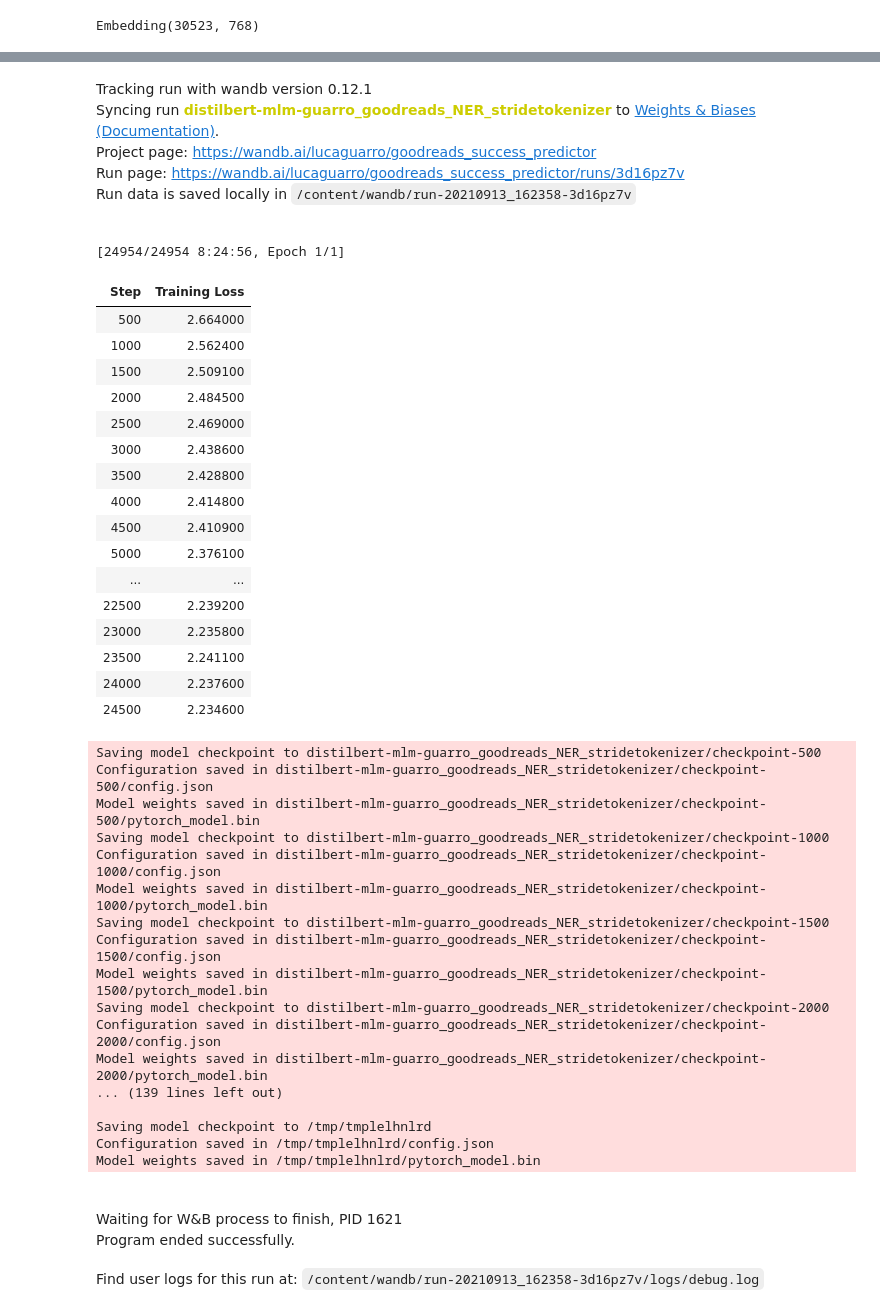
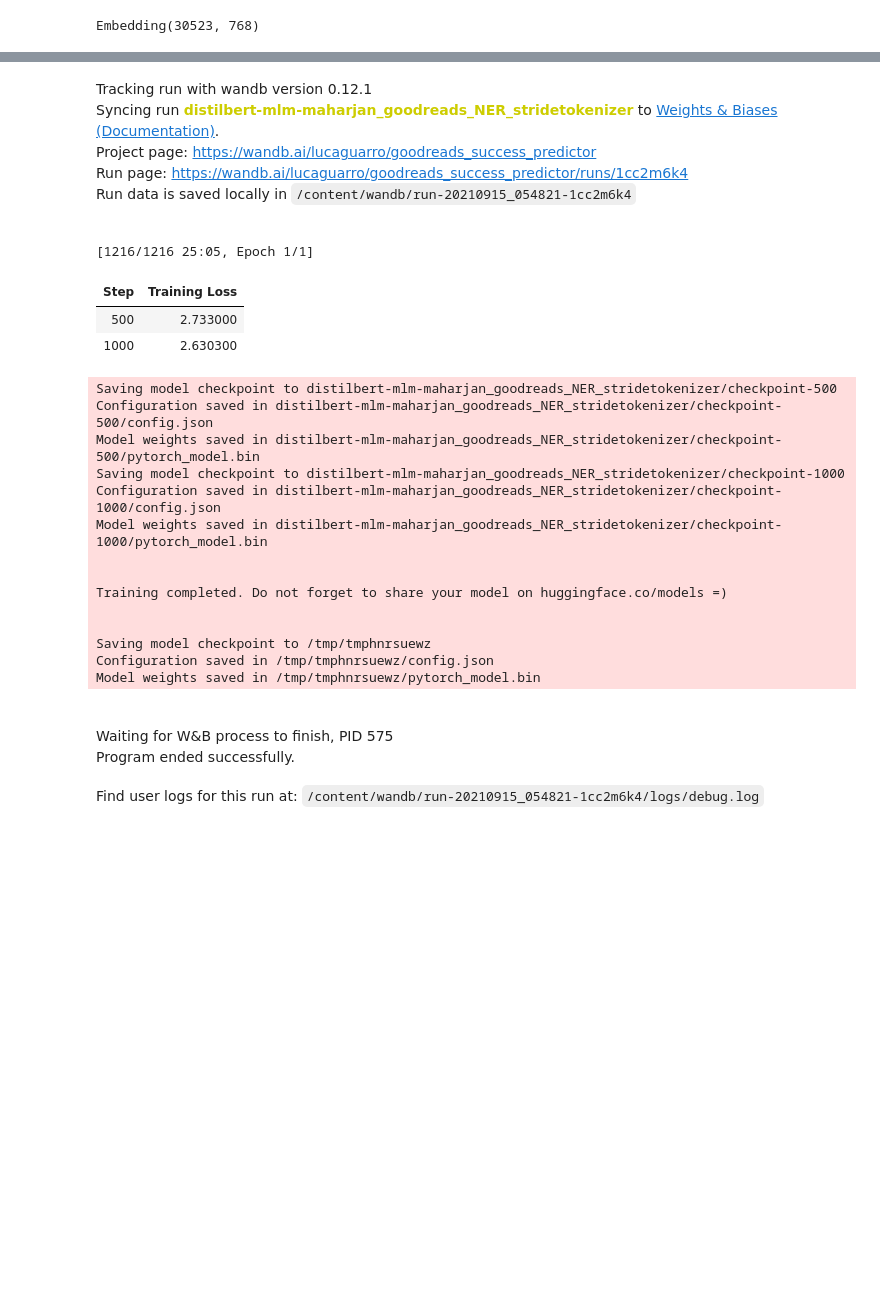
Before and after one commit to lucaguarro/BookSuccessPredictor, a Jupyter notebook: ModelTraining/TransformerPreTraining.ipynb, the cells around one changed output, grey strips where cells are left out. Saved outputs shown, nothing was run; the diff lists cells and outputs as text; code cells hidden in the pictures; blank space fills up the shorter version.

```diff
--- a/ModelTraining/TransformerPreTraining.ipynb
+++ b/ModelTraining/TransformerPreTraining.ipynb
@@ -306,7 +313,7 @@ from transformers import Trainer, TrainingArguments
 
 num_epoch = 1
 
-wandb_run_name = 'distilbert-mlm-guarro_goodreads_NER_stridetokenizer'
+wandb_run_name = 'distilbert-mlm-maharjan_goodreads_NER_stridetokenizer'
 
 data_collator = DataCollatorForLanguageModeling(
     tokenizer=tokenizer, mlm=True, mlm_probability=0.15
@@ -345,45 +352,28 @@ The following columns in the training set  don't have a corresponding argument i
 Automatic Weights & Biases logging enabled, to disable set os.environ["WANDB_DISABLED"] = "true"
 wandb: Currently logged in as: lucaguarro (use `wandb login --relogin` to force relogin)
 Tracking run with wandb version 0.12.1
-Syncing run distilbert-mlm-guarro_goodreads_NER_stridetokenizer to Weights & Biases (Documentation).
+Syncing run distilbert-mlm-maharjan_goodreads_NER_stridetokenizer to Weights & Biases (Documentation).
 Project page: https://wandb.ai/lucaguarro/goodreads_success_predictor
-Run page: https://wandb.ai/lucaguarro/goodreads_success_predictor/runs/3d16pz7v
-Run data is saved locally in /content/wandb/run-20210913_162358-3d16pz7v
+Run page: https://wandb.ai/lucaguarro/goodreads_success_predictor/runs/1cc2m6k4
+Run data is saved locally in /content/wandb/run-20210915_054821-1cc2m6k4
-[24954/24954 8:24:56, Epoch 1/1]
+[1216/1216 25:05, Epoch 1/1]
 | Step | Training Loss |
-| 500 | 2.664000 |
-| 1000 | 2.562400 |
-| 1500 | 2.509100 |
-| 2000 | 2.484500 |
-| 2500 | 2.469000 |
-| 3000 | 2.438600 |
-| 3500 | 2.428800 |
-| 4000 | 2.414800 |
-| 4500 | 2.410900 |
-| 5000 | 2.376100 |
-| ... | ... |
-| 22500 | 2.239200 |
-| 23000 | 2.235800 |
-| 23500 | 2.241100 |
-| 24000 | 2.237600 |
-| 24500 | 2.234600 |
+| 500 | 2.733000 |
+| 1000 | 2.630300 |
-Saving model checkpoint to distilbert-mlm-guarro_goodreads_NER_stridetokenizer/checkpoint-500
-Configuration saved in distilbert-mlm-guarro_goodreads_NER_stridetokenizer/checkpoint-500/config.json
-Model weights saved in distilbert-mlm-guarro_goodreads_NER_stridetokenizer/checkpoint-500/pytorch_model.bin
-Saving model checkpoint to distilbert-mlm-guarro_goodreads_NER_stridetokenizer/checkpoint-1000
-Configuration saved in distilbert-mlm-guarro_goodreads_NER_stridetokenizer/checkpoint-1000/config.json
-Model weights saved in distilbert-mlm-guarro_goodreads_NER_stridetokenizer/checkpoint-1000/pytorch_model.bin
-Saving model checkpoint to distilbert-mlm-guarro_goodreads_NER_stridetokenizer/checkpoint-1500
-Configuration saved in distilbert-mlm-guarro_goodreads_NER_stridetokenizer/checkpoint-1500/config.json
-Model weights saved in distilbert-mlm-guarro_goodreads_NER_stridetokenizer/checkpoint-1500/pytorch_model.bin
-Saving model checkpoint to distilbert-mlm-guarro_goodreads_NER_stridetokenizer/checkpoint-2000
-Configuration saved in distilbert-mlm-guarro_goodreads_NER_stridetokenizer/checkpoint-2000/config.json
-Model weights saved in distilbert-mlm-guarro_goodreads_NER_stridetokenizer/checkpoint-2000/pytorch_model.bin
-... (139 lines left out)
+Saving model checkpoint to distilbert-mlm-maharjan_goodreads_NER_stridetokenizer/checkpoint-500
+Configuration saved in distilbert-mlm-maharjan_goodreads_NER_stridetokenizer/checkpoint-500/config.json
+Model weights saved in distilbert-mlm-maharjan_goodreads_NER_stridetokenizer/checkpoint-500/pytorch_model.bin
+Saving model checkpoint to distilbert-mlm-maharjan_goodreads_NER_stridetokenizer/checkpoint-1000
+Configuration saved in distilbert-mlm-maharjan_goodreads_NER_stridetokenizer/checkpoint-1000/config.json
+Model weights saved in distilbert-mlm-maharjan_goodreads_NER_stridetokenizer/checkpoint-1000/pytorch_model.bin
 
-Saving model checkpoint to /tmp/tmplelhnlrd
-Configuration saved in /tmp/tmplelhnlrd/config.json
-Model weights saved in /tmp/tmplelhnlrd/pytorch_model.bin
+
+Training completed. Do not forget to share your model on huggingface.co/models =)
+
+
+Saving model checkpoint to /tmp/tmphnrsuewz
+Configuration saved in /tmp/tmphnrsuewz/config.json
+Model weights saved in /tmp/tmphnrsuewz/pytorch_model.bin
-Waiting for W&B process to finish, PID 1621
+Waiting for W&B process to finish, PID 575
 Program ended successfully.
-Find user logs for this run at: /content/wandb/run-20210913_162358-3d16pz7v/logs/debug.log
+Find user logs for this run at: /content/wandb/run-20210915_054821-1cc2m6k4/logs/debug.log
```
Also changed, not shown: parts of 6 cells of this notebook, 6 other files.
